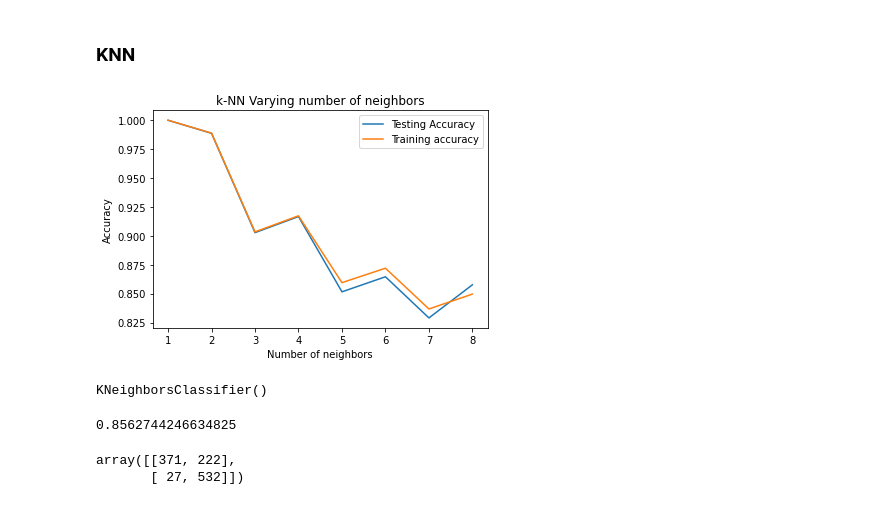
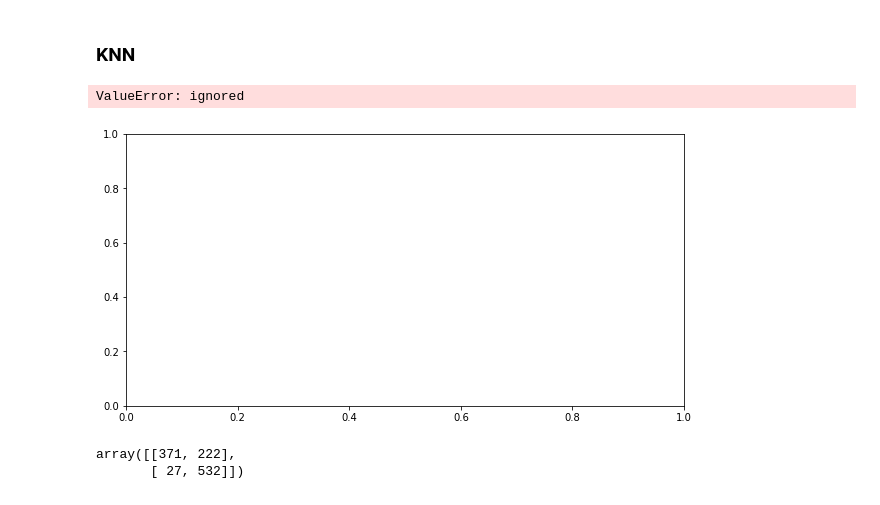
Before and after one commit to amalmon/cardio-vascular-risk-prediction, a Jupyter notebook: cardio_vascular_risk_prediction_individual_notebook_by_AMAL.ipynb, the cells around one changed output. Drawn from its saved outputs; the diff is of its cells as text; code cells hidden in the pictures.

```diff
--- a/cardio_vascular_risk_prediction_individual_notebook_by_AMAL.ipynb
+++ b/cardio_vascular_risk_prediction_individual_notebook_by_AMAL.ipynb
@@ -644,11 +555,0 @@ for i,k in enumerate(neighbors):
-# %%
-# Generate plot
-plt.title('k-NN Varying number of neighbors')
-plt.plot(neighbors, test_accuracy, label='Testing Accuracy')
-plt.plot(neighbors, train_accuracy, label='Training accuracy')
-plt.legend()
-plt.xlabel('Number of neighbors')
-plt.ylabel('Accuracy')
-plt.show()
-# %% [output]
-[figure, removed]
@@ -658,9 +555,0 @@ knn = KNeighborsClassifier(n_neighbors=5)
-# %%
-# Fit the model
-knn.fit(X_train,Y_train)
-# %% [output]
-KNeighborsClassifier()
-# %%
-knn.score(X_train,Y_train)
-# %% [output]
-0.8562744246634825
@@ -666,0 +560,30 @@ knn.score(X_train,Y_train)
+# %%
+# Value of k taken upto sqrt(n)
+# Where n is no of records in the train dataset
+# sqrt(4030) = 63.48
+knn_test_res = []
+knn_train_res = []
+for k in range(1,65):
+  knn_model = KNeighborsClassifier(n_neighbors=k)
+  knn_model.fit(x_smote, y_smote)
+  knn_train_pred = knn_model.predict(x_smote)
+ # knn_train_recall = recall(y_smote,knn_train_pred)
+  knn_test_pred = knn_model.predict(X_test)
+ # knn_test_recall = recall(Y_test,knn_test_pred)
+  #knn_test_res.append(knn_test_recall)
+ # knn_train_res.append(knn_train_recall)
+# %%
+# Plotting the train and test recalls for different values of k
+plt.figure(figsize=(10,5))
+x_ = range(1,65)
+y1 = knn_train_res
+y2 = knn_test_res
+plt.plot(x_, y1, label='Train Recall')
+plt.plot(x_, y2, label = 'Test Recall')
+plt.xlabel('K')
+plt.ylabel('Recall')
+plt.legend()
+plt.show()
+# %% [output]
+ValueError: ignored
+[figure, added]
```
Also changed, not shown: parts of 61 cells of this notebook.
